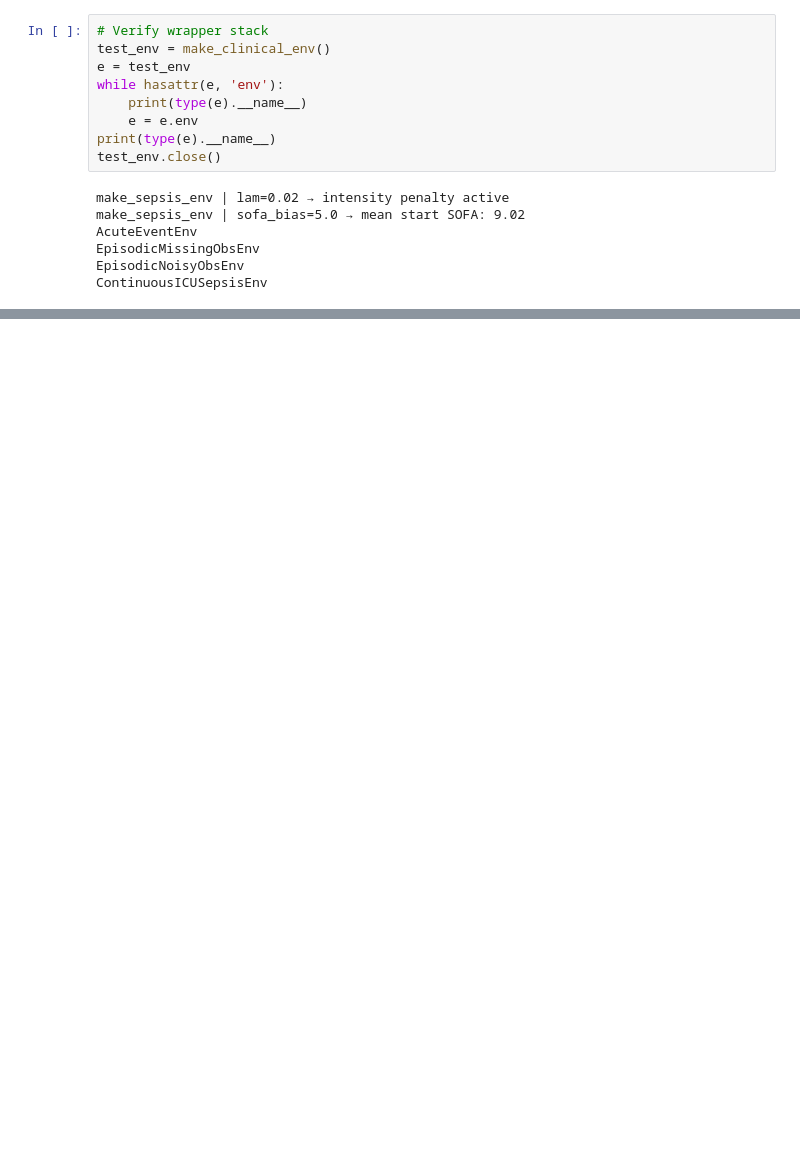
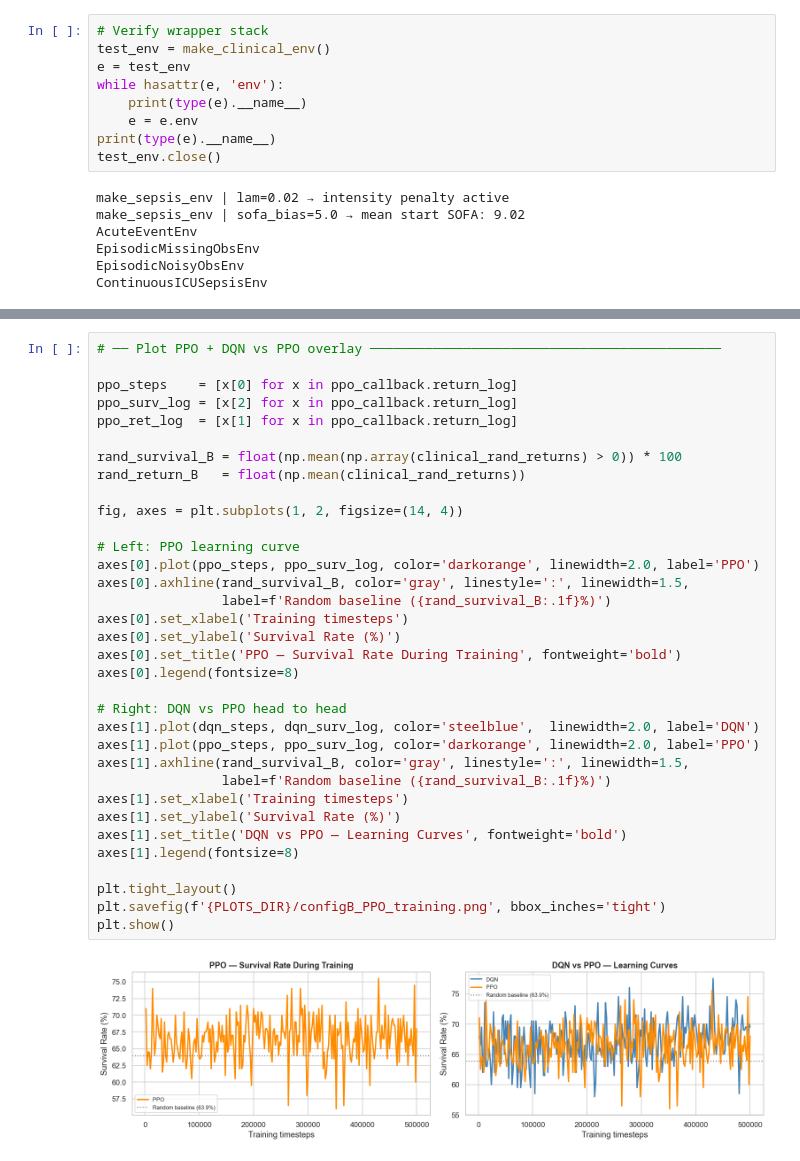
Before and after one commit to martaribeiro11/Reinforcement-Learning, a Jupyter notebook: RL Project Code/sepsis_project - Students Version/rl_sepsis_v4.ipynb, the cells around one changed output, grey strips where cells are left out. Saved outputs shown, nothing was run; the diff lists cells and outputs as text; blank space fills up the shorter version.

```diff
--- a/RL Project Code/sepsis_project - Students Version/rl_sepsis_v4.ipynb
+++ b/RL Project Code/sepsis_project - Students Version/rl_sepsis_v4.ipynb
@@ -1358,0 +1814,36 @@ ContinuousICUSepsisEnv
+# %%
+# ── Plot PPO + DQN vs PPO overlay ─────────────────────────────────────────────
+
+ppo_steps    = [x[0] for x in ppo_callback.return_log]
+ppo_surv_log = [x[2] for x in ppo_callback.return_log]
+ppo_ret_log  = [x[1] for x in ppo_callback.return_log]
+
+rand_survival_B = float(np.mean(np.array(clinical_rand_returns) > 0)) * 100
+rand_return_B   = float(np.mean(clinical_rand_returns))
+
+fig, axes = plt.subplots(1, 2, figsize=(14, 4))
+
+# Left: PPO learning curve
+axes[0].plot(ppo_steps, ppo_surv_log, color='darkorange', linewidth=2.0, label='PPO')
+axes[0].axhline(rand_survival_B, color='gray', linestyle=':', linewidth=1.5,
+                label=f'Random baseline ({rand_survival_B:.1f}%)')
+axes[0].set_xlabel('Training timesteps')
+axes[0].set_ylabel('Survival Rate (%)')
+axes[0].set_title('PPO — Survival Rate During Training', fontweight='bold')
+axes[0].legend(fontsize=8)
+
+# Right: DQN vs PPO head to head
+axes[1].plot(dqn_steps, dqn_surv_log, color='steelblue',  linewidth=2.0, label='DQN')
+axes[1].plot(ppo_steps, ppo_surv_log, color='darkorange', linewidth=2.0, label='PPO')
+axes[1].axhline(rand_survival_B, color='gray', linestyle=':', linewidth=1.5,
+                label=f'Random baseline ({rand_survival_B:.1f}%)')
+axes[1].set_xlabel('Training timesteps')
+axes[1].set_ylabel('Survival Rate (%)')
+axes[1].set_title('DQN vs PPO — Learning Curves', fontweight='bold')
+axes[1].legend(fontsize=8)
+
+plt.tight_layout()
+plt.savefig(f'{PLOTS_DIR}/configB_PPO_training.png', bbox_inches='tight')
+plt.show()
+# %% [output]
+[figure, added]
```
Also changed, not shown: parts of 50 cells of this notebook, 17 other files.
